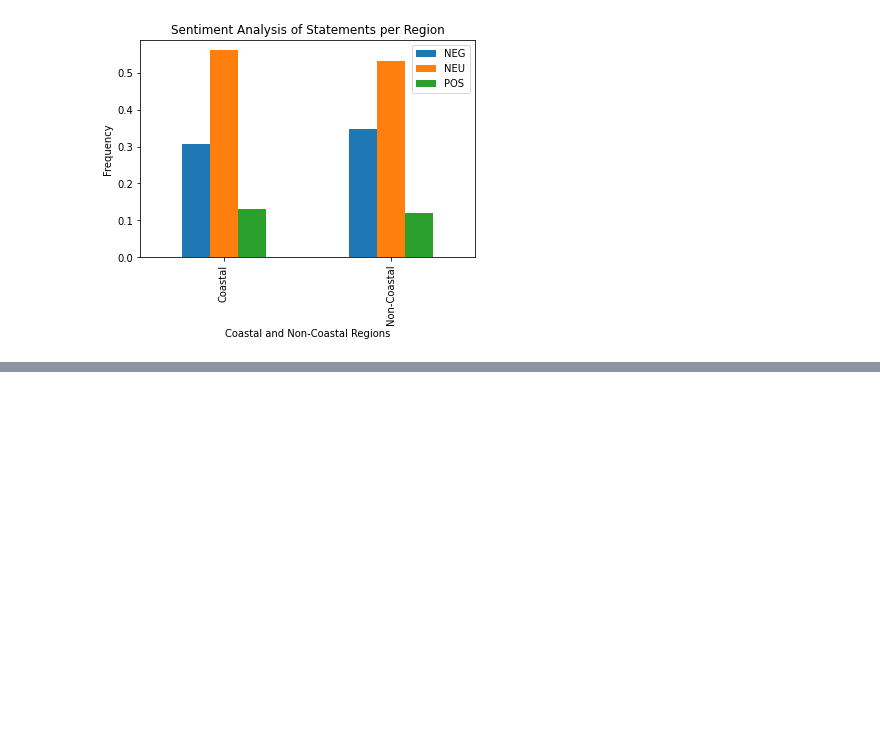
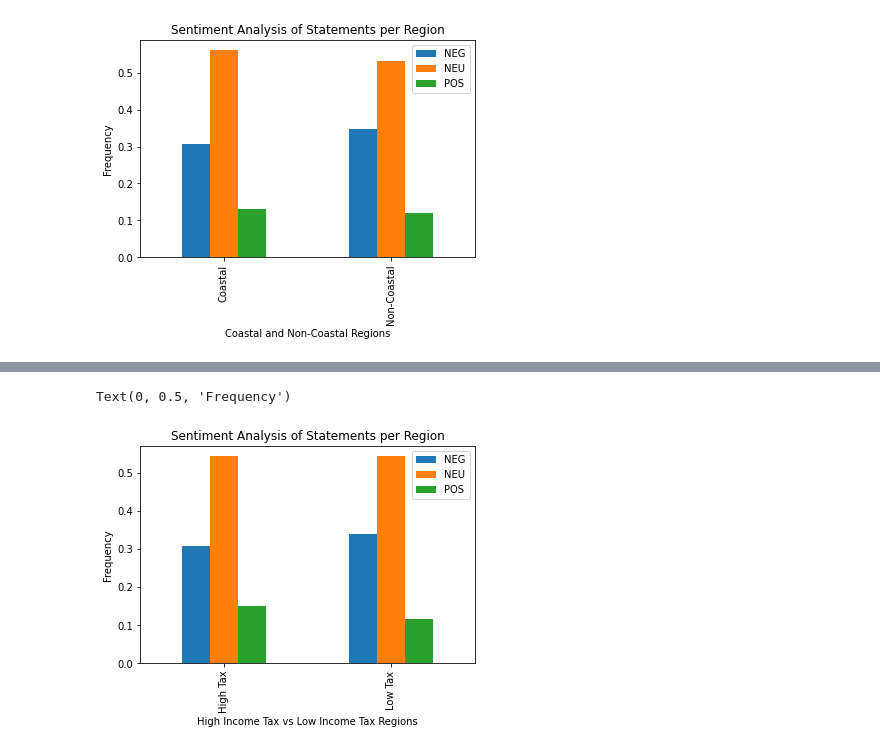
Before and after one commit to skochar1/the-pile-state-analysis, a Jupyter notebook: bertweetSentData2-modeled.ipynb, the cells around one changed output, grey strips where cells are left out. Saved outputs shown, nothing was run; the diff lists cells and outputs as text; code cells hidden in the pictures; blank space fills up the shorter version.

```diff
--- a/bertweetSentData2-modeled.ipynb
+++ b/bertweetSentData2-modeled.ipynb
@@ -209,0 +277,18 @@ Text(0, 0.5, 'Frequency')
+# %%
+import matplotlib.pyplot as plt
+import numpy as np
+
+plotdata = pd.DataFrame({
+    'NEG':[86/280, 380/1120],
+    'NEU':[152/280, 609/1120],
+    'POS':[42/280, 131/1120],
+    },
+    index=["High Tax", "Low Tax"]
+)
+plotdata.plot(kind="bar")
+plt.title("Sentiment Analysis of Statements per Region")
+plt.xlabel("High Income Tax vs Low Income Tax Regions")
+plt.ylabel("Frequency")
+# %% [output]
+Text(0, 0.5, 'Frequency')
+[figure, added]
```
Also changed, not shown: parts of 8 cells of this notebook.
